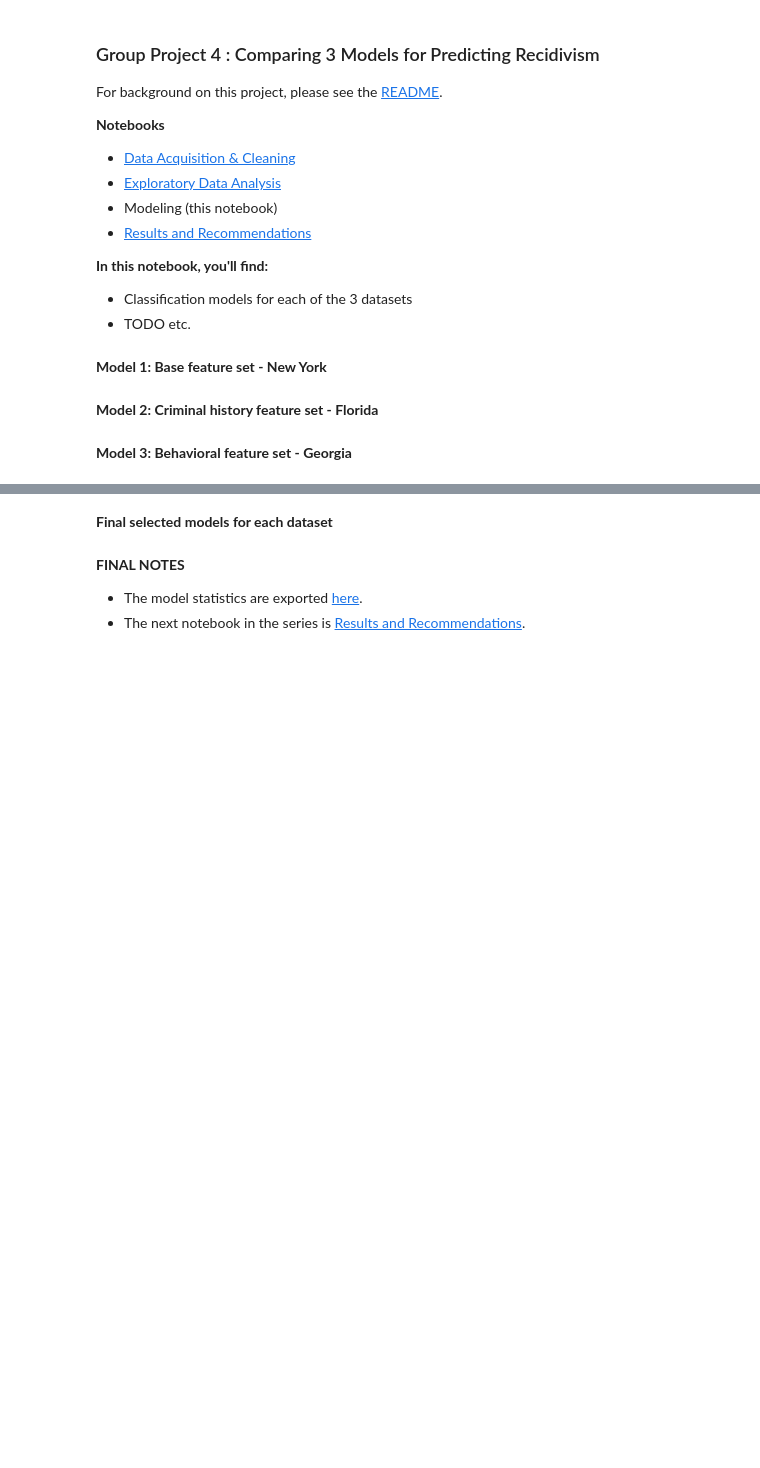
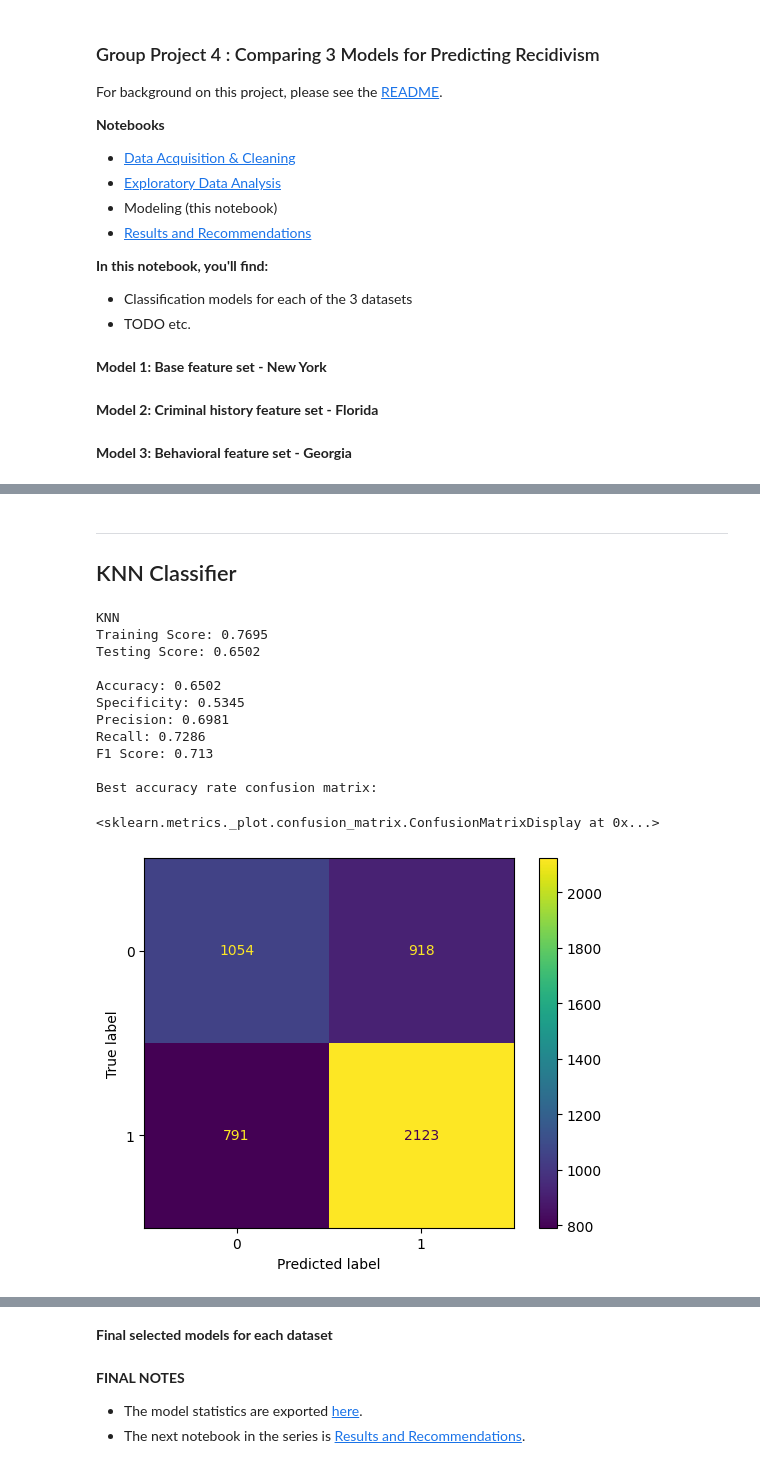
Before and after one commit to ga-dsi-822-group4/recidivism, a Jupyter notebook: notebooks/03_modeling.ipynb, the cells around one changed output, grey strips where cells are left out. Cells and saved outputs as stored; diff of their text form; code cells hidden in the pictures; blank space fills up the shorter version.

```diff
--- a/notebooks/03_modeling.ipynb
+++ b/notebooks/03_modeling.ipynb
@@ -20,0 +192,25 @@ For background on this project, please see the [README](../README.md).
+# %% [markdown]
+---
+
+## KNN Classifier
+# %%
+knn = Pipeline([
+    ('ss', StandardScaler()),
+    ('knn', KNeighborsClassifier())
+])
+
+model_trials(knn, 'KNN')
+# %% [output]
+KNN
+Training Score: 0.7695
+Testing Score: 0.6502
+
+Accuracy: 0.6502
+Specificity: 0.5345
+Precision: 0.6981
+Recall: 0.7286
+F1 Score: 0.713
+
+Best accuracy rate confusion matrix:
+<sklearn.metrics._plot.confusion_matrix.ConfusionMatrixDisplay at 0x...>
+[figure, added]
```
Also changed, not shown: parts of 81 cells of this notebook, 4 other files.
